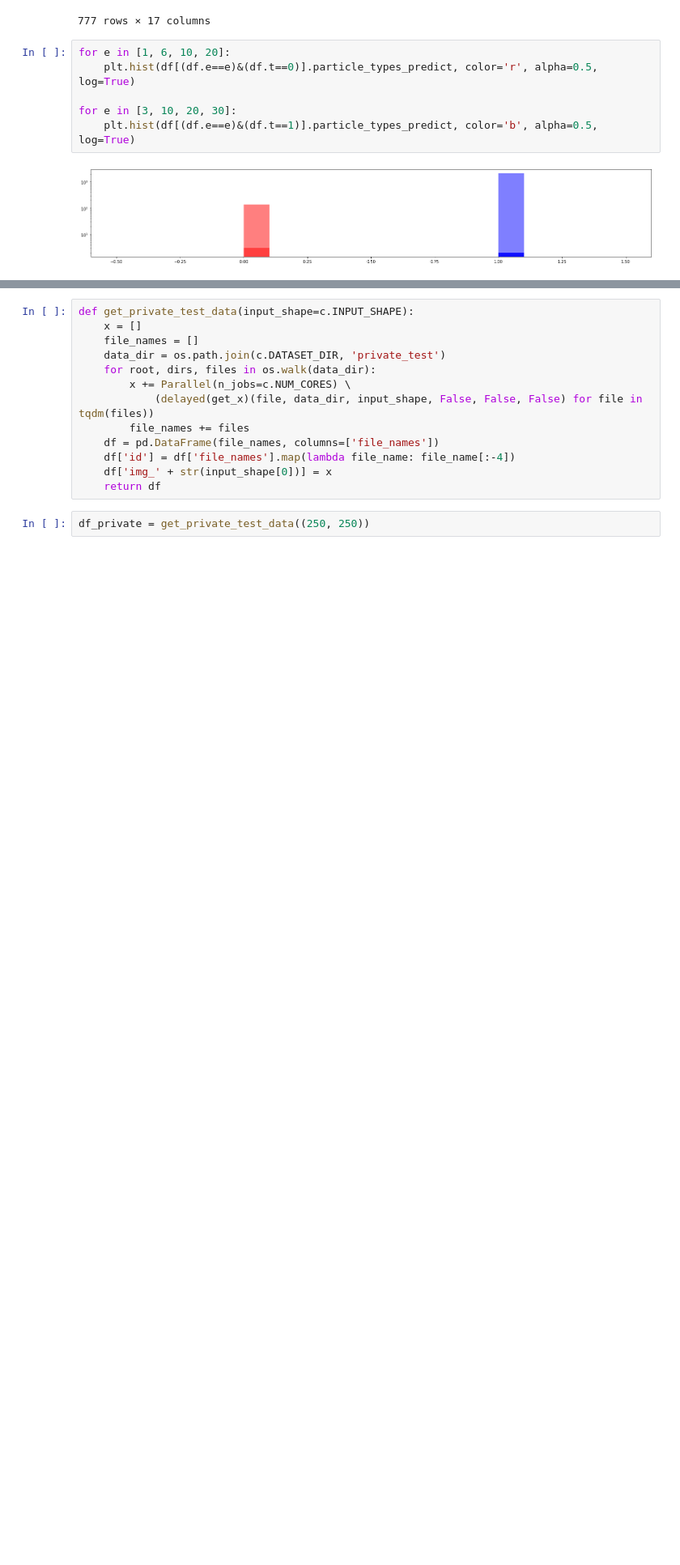
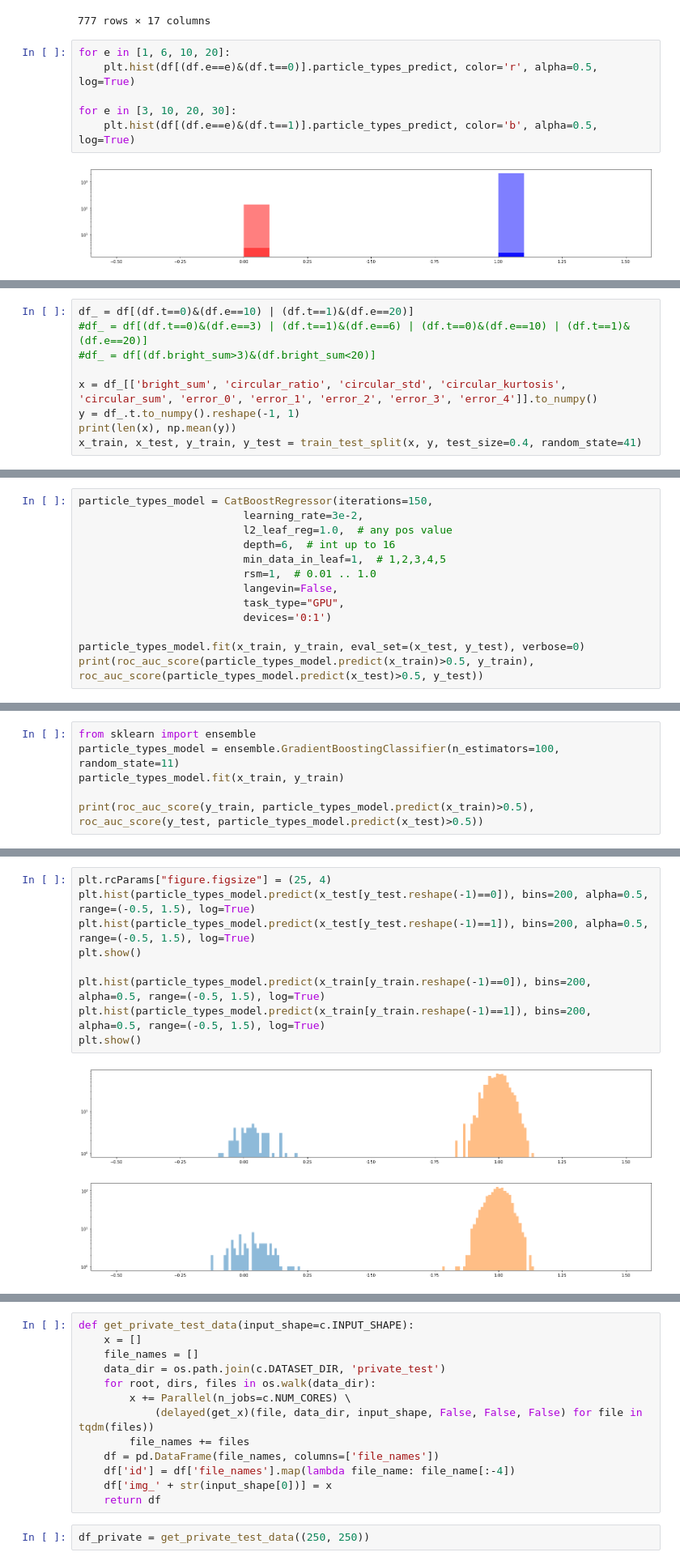
Before and after one commit to KirillRuSS/IDAO-2021-Kirill, a Jupyter notebook: new_features.ipynb, the cells around one changed output, grey strips where cells are left out. Shown at 81% size. Cells and saved outputs as stored; diff of their text form; blank space fills up the shorter version.

```diff
--- a/new_features.ipynb
+++ b/new_features.ipynb
@@ -354,0 +329,9 @@ for e in [3, 10, 20, 30]:
+# %%
+df_ = df[(df.t==0)&(df.e==10) | (df.t==1)&(df.e==20)]
+#df_ = df[(df.t==0)&(df.e==3) | (df.t==1)&(df.e==6) | (df.t==0)&(df.e==10) | (df.t==1)&(df.e==20)]
+#df_ = df[(df.bright_sum>3)&(df.bright_sum<20)]
+
+x = df_[['bright_sum', 'circular_ratio', 'circular_std', 'circular_kurtosis', 'circular_sum', 'error_0', 'error_1', 'error_2', 'error_3', 'error_4']].to_numpy()
+y = df_.t.to_numpy().reshape(-1, 1)
+print(len(x), np.mean(y))
+x_train, x_test, y_train, y_test = train_test_split(x, y, test_size=0.4, random_state=41)
@@ -354,0 +340,13 @@ for e in [3, 10, 20, 30]:
+# %%
+particle_types_model = CatBoostRegressor(iterations=150,
+                          learning_rate=3e-2,
+                          l2_leaf_reg=1.0,  # any pos value
+                          depth=6,  # int up to 16
+                          min_data_in_leaf=1,  # 1,2,3,4,5
+                          rsm=1,  # 0.01 .. 1.0
+                          langevin=False,
+                          task_type="GPU",
+                          devices='0:1')
+
+particle_types_model.fit(x_train, y_train, eval_set=(x_test, y_test), verbose=0)
+print(roc_auc_score(particle_types_model.predict(x_train)>0.5, y_train), roc_auc_score(particle_types_model.predict(x_test)>0.5, y_test))
@@ -354,0 +367,6 @@ for e in [3, 10, 20, 30]:
+# %%
+from sklearn import ensemble
+particle_types_model = ensemble.GradientBoostingClassifier(n_estimators=100, random_state=11)
+particle_types_model.fit(x_train, y_train)
+
+print(roc_auc_score(y_train, particle_types_model.predict(x_train)>0.5), roc_auc_score(y_test, particle_types_model.predict(x_test)>0.5))
@@ -354,0 +408,12 @@ for e in [3, 10, 20, 30]:
+# %%
+plt.rcParams["figure.figsize"] = (25, 4)
+plt.hist(particle_types_model.predict(x_test[y_test.reshape(-1)==0]), bins=200, alpha=0.5, range=(-0.5, 1.5), log=True)
+plt.hist(particle_types_model.predict(x_test[y_test.reshape(-1)==1]), bins=200, alpha=0.5, range=(-0.5, 1.5), log=True)
+plt.show()
+
+plt.hist(particle_types_model.predict(x_train[y_train.reshape(-1)==0]), bins=200, alpha=0.5, range=(-0.5, 1.5), log=True)
+plt.hist(particle_types_model.predict(x_train[y_train.reshape(-1)==1]), bins=200, alpha=0.5, range=(-0.5, 1.5), log=True)
+plt.show()
+# %% [output]
+[figure, added]
+[figure, added]
```
Also changed, not shown: parts of 20 cells of this notebook.
